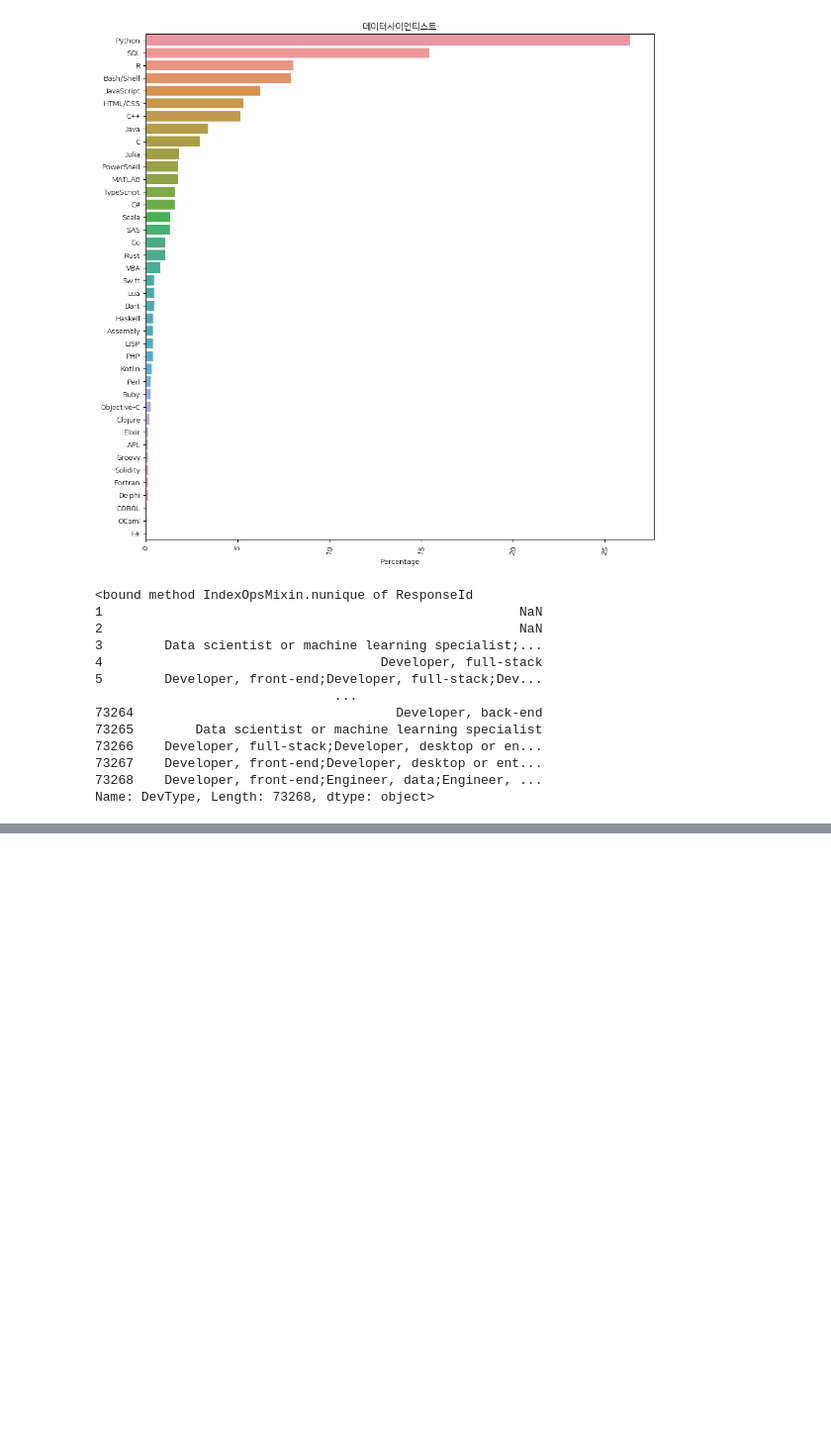
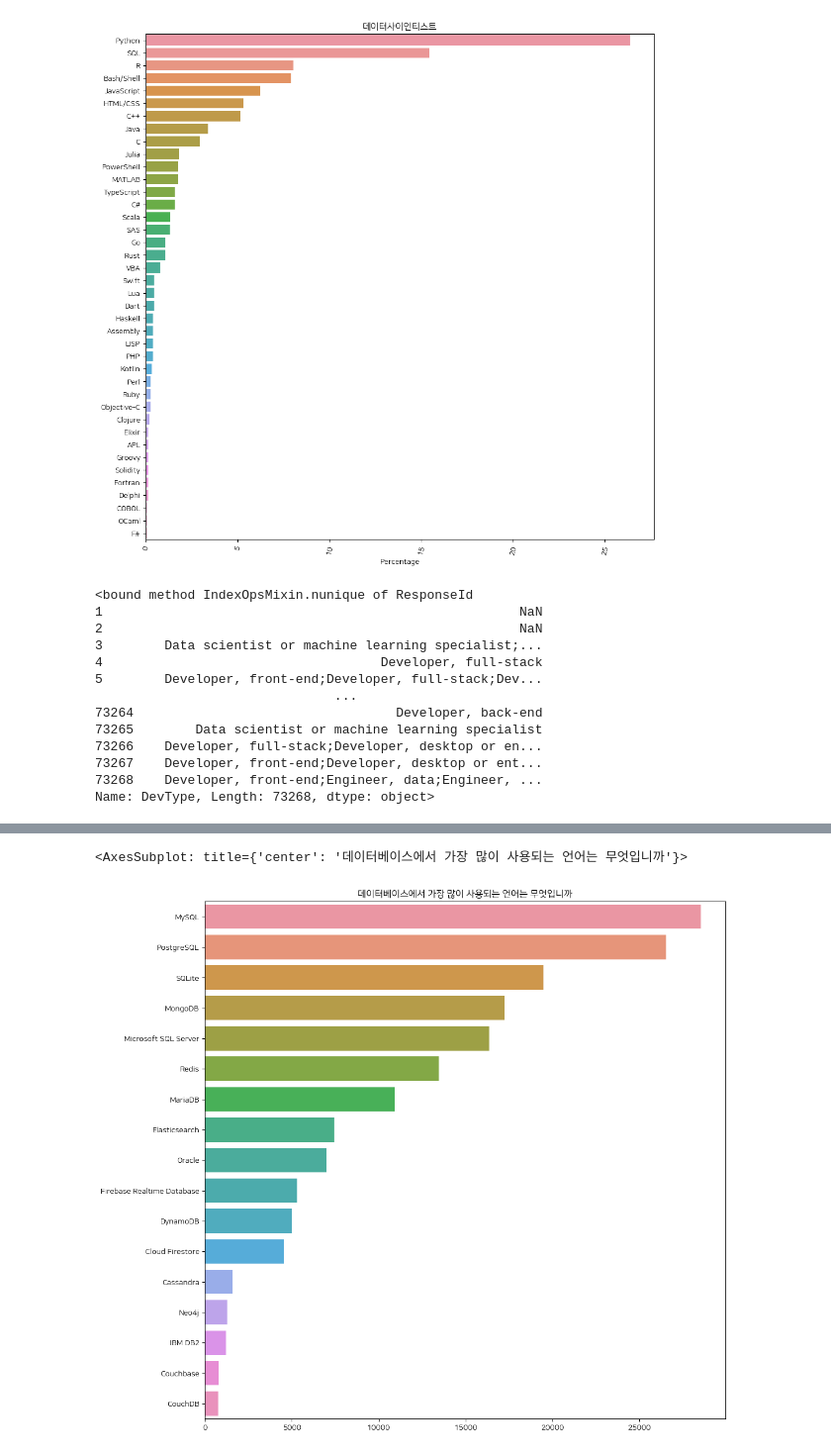
Before and after one commit to malcano/Data_Engineering_20, a Jupyter notebook: python/20python.ipynb, the cells around one changed output, grey strips where cells are left out. Shown at 99% size. Drawn from its saved outputs; the diff is of its cells as text; code cells hidden in the pictures; blank space fills up the shorter version.

```diff
--- a/python/20python.ipynb
+++ b/python/20python.ipynb
@@ -324,0 +383,3 @@ Name: DevType, Length: 73268, dtype: object>
+# %%
+database_work_df  = split_multicolumn(survey_raw_df.DatabaseHaveWorkedWith)
+database_work_df
@@ -324,0 +401,8 @@ Name: DevType, Length: 73268, dtype: object>
+# %%
+database_work_df = database_work_df.sum().sort_values(ascending=False)
+plt.figure(figsize = (12,12))
+plt.title("데이터베이스에서 가장 많이 사용되는 언어는 무엇입니까")
+sns.barplot(x = database_work_df.values, y = database_work_df.index)
+# %% [output]
+<AxesSubplot: title={'center': '데이터베이스에서 가장 많이 사용되는 언어는 무엇입니까'}>
+[figure, added]
```
Also changed, not shown: parts of 7 cells of this notebook.
